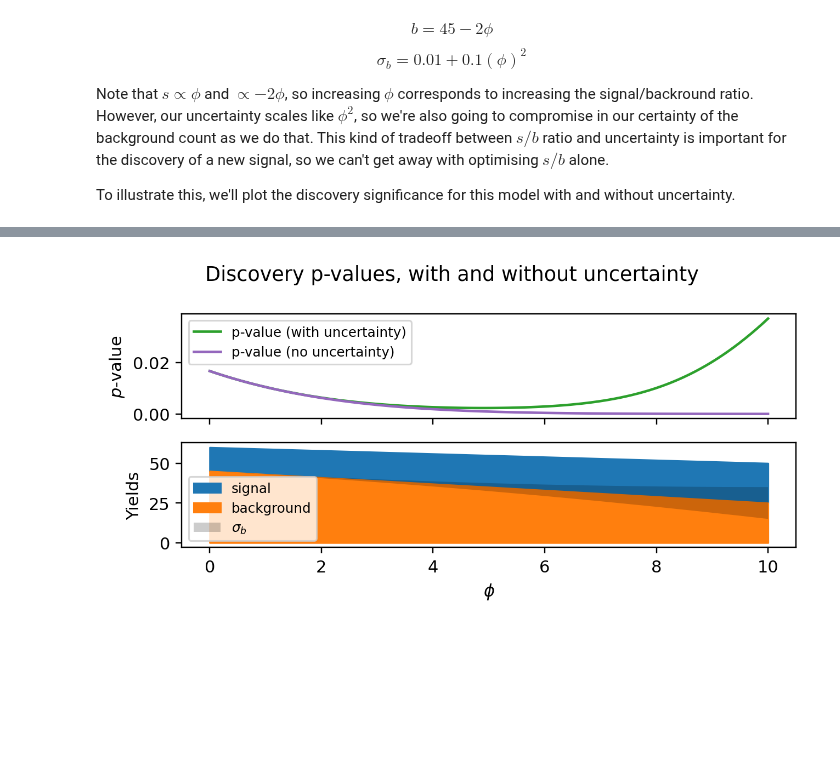
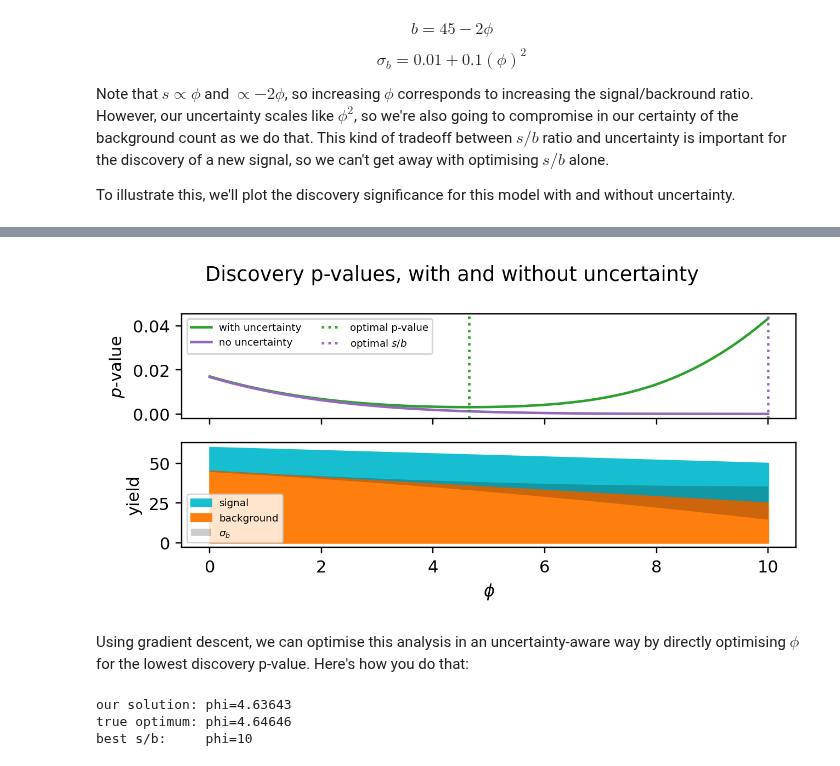
Before and after one commit to gradhep/relaxed, a Jupyter notebook: examples/simple-analysis-optimisation/demo.ipynb, the cells around one changed output, grey strips where cells are left out. Saved outputs shown, nothing was run; the diff lists cells and outputs as text; code cells hidden in the pictures; blank space fills up the shorter version.

```diff
--- a/examples/simple-analysis-optimisation/demo.ipynb
+++ b/examples/simple-analysis-optimisation/demo.ipynb
@@ -19,18 +19,16 @@ Note: you may need to restart the kernel to use updated packages.
 # %%
 import jax
 import jax.numpy as jnp
-import jax.scipy as jsc
 import matplotlib.pyplot as plt
-import numpy as np
-import pyhf
 import optax
 from jaxopt import OptaxSolver
 import relaxed
 from celluloid import Camera
 from functools import partial
+import matplotlib.lines as mlines
 
 plt.rc("figure", figsize=(6, 3), dpi=220, facecolor="w")
-plt.rc("legend", fontsize=8)
+plt.rc("legend", fontsize=6)
 # %% [markdown]
 ## Optimising a simple one-bin analysis
 
@@ -49,7 +47,7 @@ def yields(phi, uncertainty=True):
     s = 15 + phi
     b = 45 - 2 * phi
     db = (
-        0.01 + 0.1 * phi**2 if uncertainty else jnp.zeros_like(phi) + 0.001
+        0.5 + 0.1 * phi**2 if uncertainty else jnp.zeros_like(phi) + 0.001
     )  # small enough to be negligible
     return jnp.asarray([s]), jnp.asarray([b]), jnp.asarray([db])
 
@@ -68,7 +66,7 @@ def pipeline(phi, return_yields=False, uncertainty=True):
         model,
         test_stat="q0",  # discovery significance test
         lr=1e-3,
-        expected_pars=nominal_pars,  # we know our best-fit in advance
+        expected_pars=nominal_pars,  # optionally providing MLE pars in advance
     )
     if return_yields:
         return pvalue, y
@@ -88,19 +88,43 @@ pvals_no_uncertainty = jax.vmap(pipe_no_uncertainty)(phis)
 # %%
-# plot them!
 fig, axs = plt.subplots(2, 1, sharex=True)
-axs[0].plot(phis, pvals, label="p-value (with uncertainty)", color="C2")
-axs[0].plot(phis, pvals_no_uncertainty, label="p-value (no uncertainty)", color="C4")
+axs[0].plot(phis, pvals, label="with uncertainty", color="C2")
+axs[0].plot(phis, pvals_no_uncertainty, label="no uncertainty", color="C4")
 axs[0].set_ylabel("$p$-value")
-axs[0].legend()
+# plot vertical dotted line at minimum of p-values + s/b
+best_phi = phis[jnp.argmin(pvals)]
+axs[0].axvline(x=best_phi, linestyle="dotted", color="C2", label="optimal p-value")
+axs[0].axvline(
+    x=phis[jnp.argmin(pvals_no_uncertainty)],
+    linestyle="dotted",
+    color="C4",
+    label=r"optimal $s/b$",
+)
+axs[0].legend(loc="upper left", ncol=2)
 s, b, db = ys
 s, b, db = s.ravel(), b.ravel(), db.ravel()  # everything is [[x]] for pyhf
-axs[1].fill_between(phis, s + b, b, color="C0", label="signal")
+axs[1].fill_between(phis, s + b, b, color="C9", label="signal")
 axs[1].fill_between(phis, b, color="C1", label="background")
 axs[1].fill_between(phis, b - db, b + db, facecolor="k", alpha=0.2, label=r"$\sigma_b$")
 axs[1].set_xlabel("$\phi$")
-axs[1].set_ylabel("Yields")
+axs[1].set_ylabel("yield")
 axs[1].legend(loc="lower left")
 plt.suptitle("Discovery p-values, with and without uncertainty")
 plt.tight_layout()
 # %% [output]
-[figure, old version]
+[figure, new version]
+# %% [markdown]
+Using gradient descent, we can optimise this analysis in an uncertainty-aware way by directly optimising $\phi$ for the lowest discovery p-value. Here's how you do that:
+# %%
+# The fast way!
+# use the OptaxSolver wrapper from jaxopt to perform the minimisation
+# set a couple of tolerance kwargs to make sure we don't get stuck
+solver = OptaxSolver(pipeline, opt=optax.adam(1e-3), tol=1e-8, maxiter=10000)
+pars = 9.0  # random init
+result = solver.run(pars).params
+print(
+    f"our solution: phi={result:.5f}\ntrue optimum: phi={phis[jnp.argmin(pvals)]:.5f}\nbest s/b:     phi=10"
+)
+# %% [output]
+our solution: phi=4.63643
+true optimum: phi=4.64646
+best s/b:     phi=10
```
Also changed, not shown: parts of 2 cells of this notebook, 1 other file.
